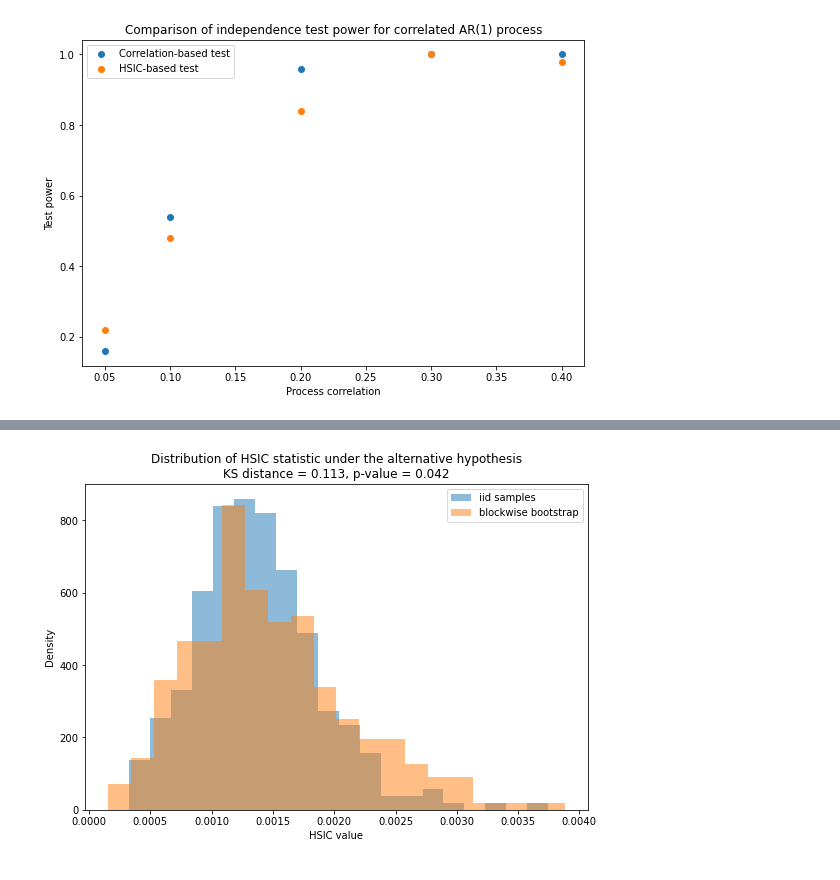
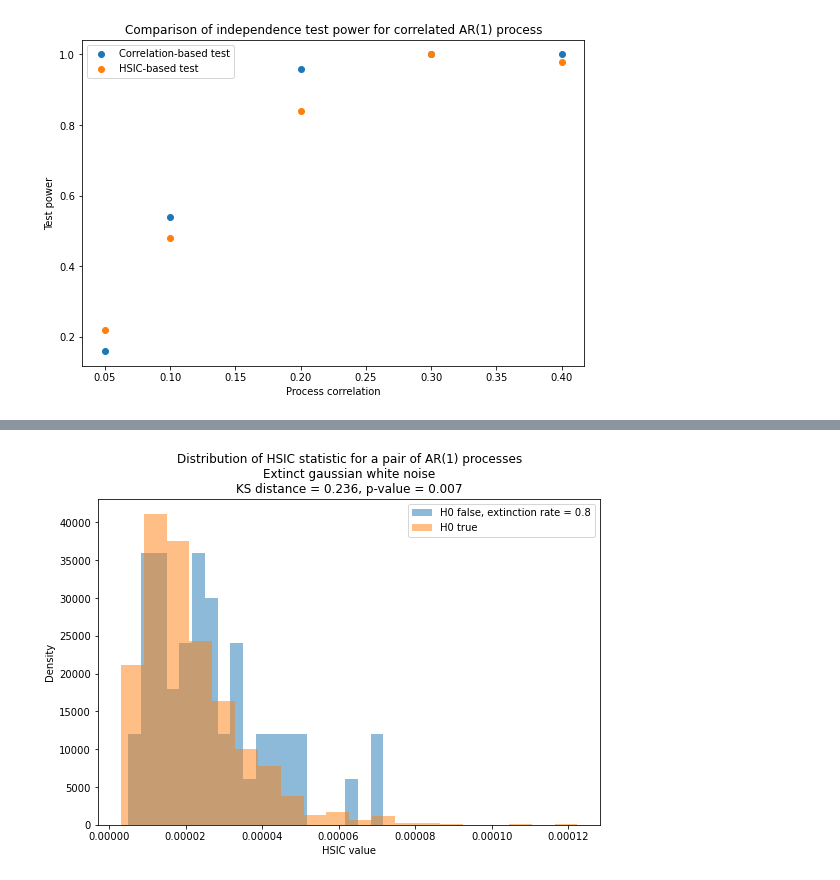
Before and after one commit to ocmob/sig_hsic_independence_test, a Jupyter notebook: notebooks/corr_vs_hsic_results_analysis.ipynb, the cells around one changed output, grey strips where cells are left out. Drawn from its saved outputs; the diff is of its cells as text; code cells hidden in the pictures.

Commit message:
results cleaned up and new plots generated

```diff
--- a/notebooks/corr_vs_hsic_results_analysis.ipynb
+++ b/notebooks/corr_vs_hsic_results_analysis.ipynb
@@ -46,3 +27,10 @@ LOAD = [
+# %%
+LOAD = [
+    #'mmd_vs_path_scaling_2022-02-21_19.50.38.731424.pickle',
+    #'mmd_vs_path_scaling_2022-02-21_20.26.07.009560.pickle',
+    #'mmd_vs_path_scaling_2022-02-21_21.14.48.789427.pickle'
+    'pickles/hsic_gaussian_eval.pickle'
+]
 # %%
 results = []
 
@@ -59,11 +42,8 @@ for i, result in enumerate(results):
     print()
     print('NEW RES', i)
     print()
-    for j, subres in enumerate(result):
-        print()
-        print('NEW SUBRES', j)
-        print()
-        pp.pprint(subres)
+
+    pp.pprint(result)
 # %% [output]
 NEW RES 0
 
@@ -161,14 +110,12 @@ plt.hist(results[0][0]['TEST DISTS'])
 # %%
-#null_sampling_approx = null_approx.numpy()
-
-res = stats.ks_2samp(results_2[1]['SHORT_SCORES'], results_3[0]['SHORT_SCORES'])
+res = stats.ks_2samp(result['TEST DISTS'][0.8], result['NULL'])
 plt.figure(figsize = (9, 6))
-plt.title("Distribution of HSIC statistic under the alternative hypothesis\nKS distance = {:.3f}, p-value = {:.3f}".format(res.statistic, res.pvalue))
-plt.hist(results_2[1]['SHORT_SCORES'], bins = 20, alpha = 0.5, label = 'iid samples', density = True);
-plt.hist(results_3[0]['SHORT_SCORES'], bins = 20, alpha = 0.5, label = 'blockwise bootstrap', density = True);
+plt.title("Distribution of HSIC statistic for a pair of AR(1) processes\nExtinct gaussian white noise\nKS distance = {:.3f}, p-value = {:.3f}".format(res.statistic, res.pvalue))
+plt.hist(result['TEST DISTS'][0.8], bins = 20, alpha = 0.5, label = 'H0 false, extinction rate = 0.8', density = True);
+plt.hist(result['NULL'], bins = 20, alpha = 0.5, label = 'H0 true', density = True);
 plt.xlabel('HSIC value')
 plt.ylabel('Density')
 plt.legend()
-plt.savefig('./pics/hsic_under_iid_vs_bootstrap.png')
+plt.savefig('./pics/hsic_extinct_gaussian_eval.png')
 # %% [output]
-[figure, old version]
+[figure, new version]
```
Also changed, not shown: parts of 33 cells of this notebook, 9 other files.
